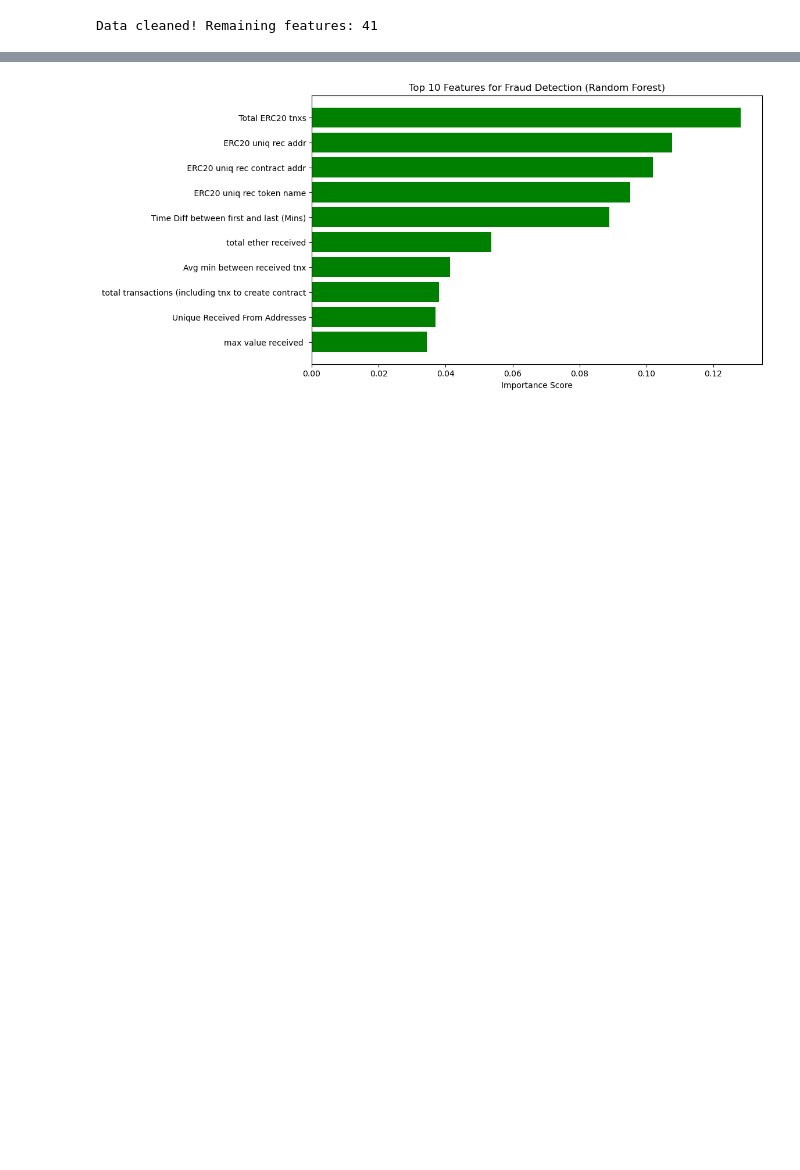
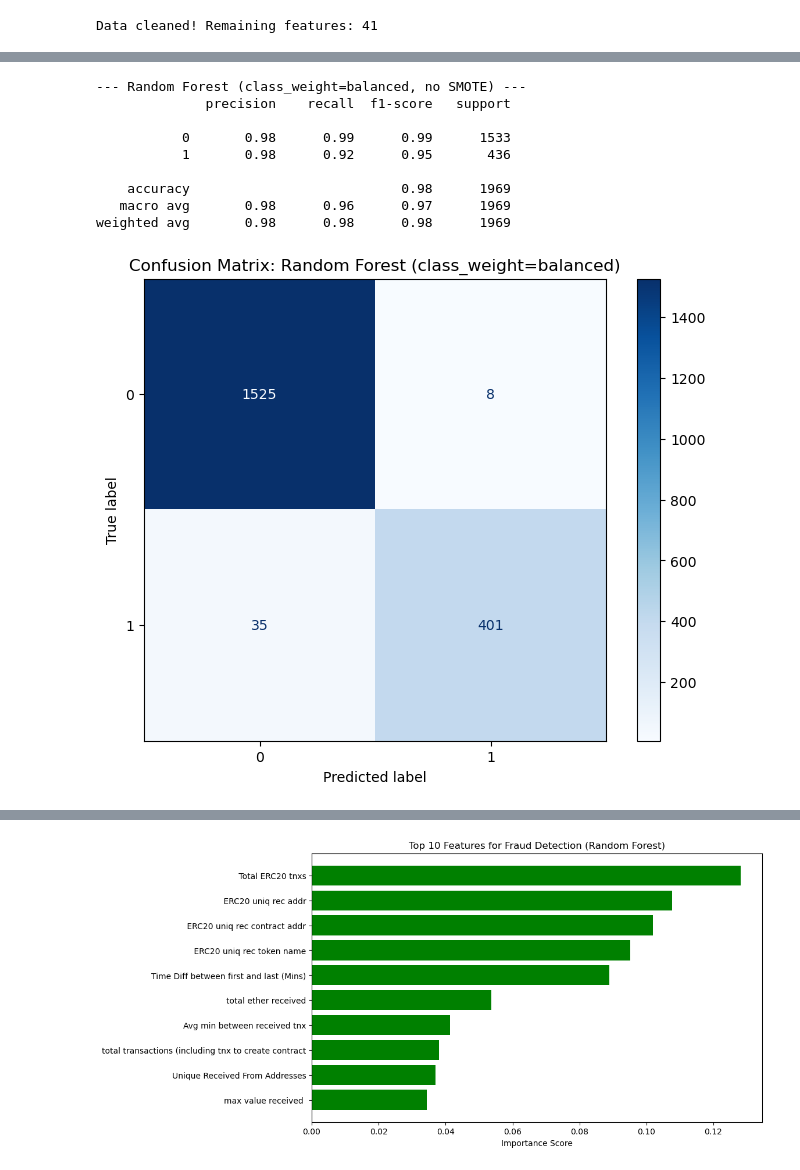
Before and after one commit to Francisx1/ATF, a Jupyter notebook: ATF.ipynb, the cells around one changed output, grey strips where cells are left out. Drawn from its saved outputs; the diff is of its cells as text; code cells hidden in the pictures; blank space fills up the shorter version.

```diff
--- a/ATF.ipynb
+++ b/ATF.ipynb
@@ -149,3 +154,37 @@ plt.show()
    macro avg       0.97      0.96      0.97      1969
 weighted avg       0.98      0.98      0.98      1969
 [figure]
+# %%
+from sklearn.ensemble import RandomForestClassifier
+from sklearn.metrics import classification_report, ConfusionMatrixDisplay
+import matplotlib.pyplot as plt
+
+# Random Forest without SMOTE, using class_weight to handle imbalance
+rf_balanced = RandomForestClassifier(
+    n_estimators=100,
+    class_weight='balanced',
+    random_state=42,
+    n_jobs=-1
+)
+rf_balanced.fit(X_train_scaled, y_train);
+
+y_pred_balanced = rf_balanced.predict(X_test_scaled)
+
+print("--- Random Forest (class_weight=balanced, no SMOTE) ---")
+print(classification_report(y_test, y_pred_balanced))
+
+fig, ax = plt.subplots(figsize=(8, 6))
+ConfusionMatrixDisplay.from_predictions(y_test, y_pred_balanced, ax=ax, cmap='Blues')
+plt.title('Confusion Matrix: Random Forest (class_weight=balanced)')
+plt.show()
+# %% [output]
+--- Random Forest (class_weight=balanced, no SMOTE) ---
+              precision    recall  f1-score   support
+
+           0       0.98      0.99      0.99      1533
+           1       0.98      0.92      0.95       436
+
+    accuracy                           0.98      1969
+   macro avg       0.98      0.96      0.97      1969
+weighted avg       0.98      0.98      0.98      1969
+[figure, added]
```
Also changed, not shown: parts of 9 cells of this notebook.
